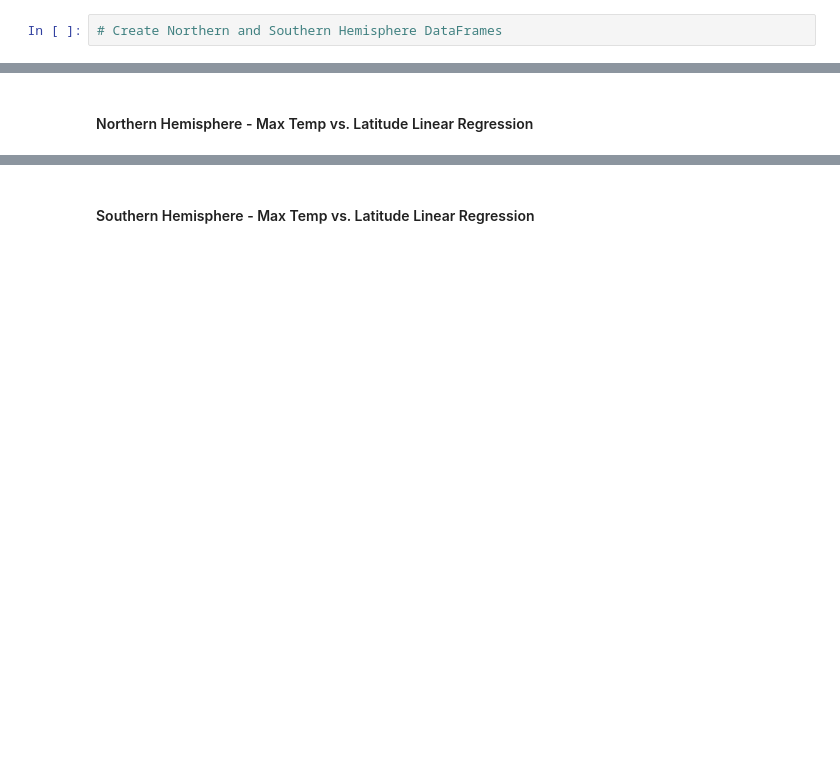
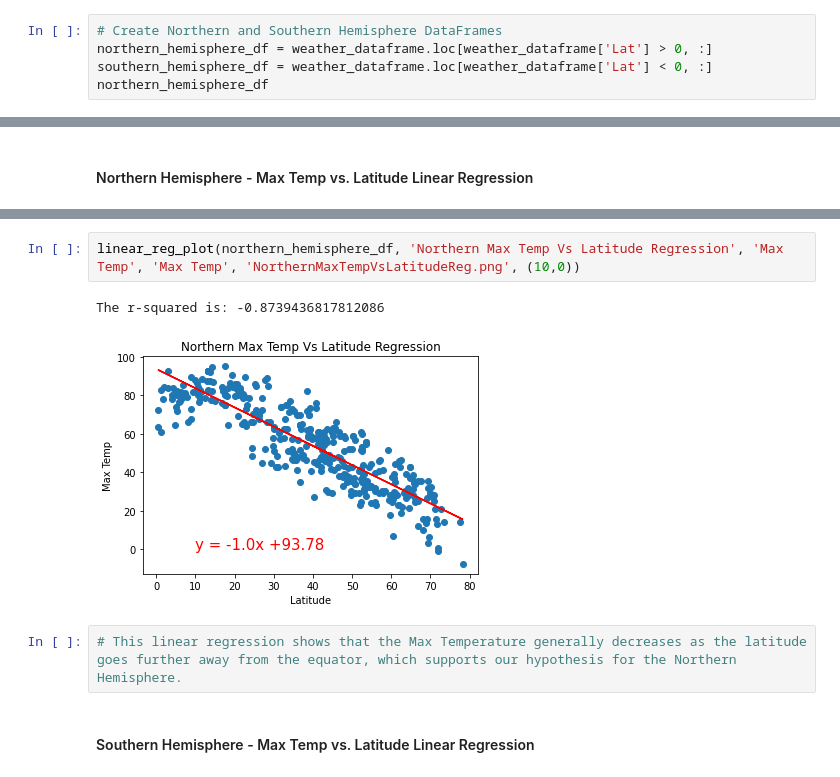
Before and after one commit to hopemeeeme/python_API2, a Jupyter notebook: starter_code/WeatherPy.ipynb, the cells around one changed output, grey strips where cells are left out. Drawn from its saved outputs; the diff is of its cells as text; blank space fills up the shorter version.

```diff
--- a/starter_code/WeatherPy.ipynb
+++ b/starter_code/WeatherPy.ipynb
@@ -318,3 +267,6 @@ def linear_reg_plot(df, title_name, y_column_name, y_label, file_name, xy):
     plt.savefig(file_name)
 # %%
 # Create Northern and Southern Hemisphere DataFrames
+northern_hemisphere_df = weather_dataframe.loc[weather_dataframe['Lat'] > 0, :]
+southern_hemisphere_df = weather_dataframe.loc[weather_dataframe['Lat'] < 0, :]
+northern_hemisphere_df
@@ -327,2 +305,9 @@ The r-squared is: -0.8151657406810827
+# %%
+linear_reg_plot(northern_hemisphere_df, 'Northern Max Temp Vs Latitude Regression', 'Max Temp', 'Max Temp', 'NorthernMaxTempVsLatitudeReg.png', (10,0))
+# %% [output]
+The r-squared is: -0.8739436817812086
+[figure, added]
+# %%
+# This linear regression shows that the Max Temperature generally decreases as the latitude goes further away from the equator, which supports our hypothesis for the Northern Hemisphere.
 # %% [markdown]
 ####  Southern Hemisphere - Max Temp vs. Latitude Linear Regression
```
Also changed, not shown: parts of 40 cells of this notebook, 15 other files.
